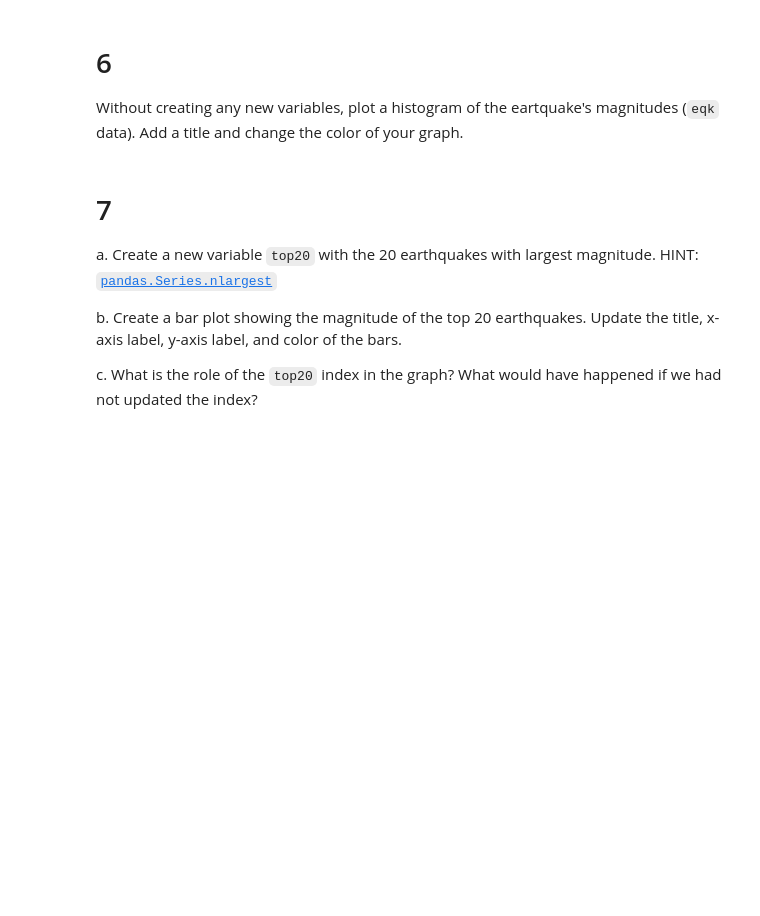
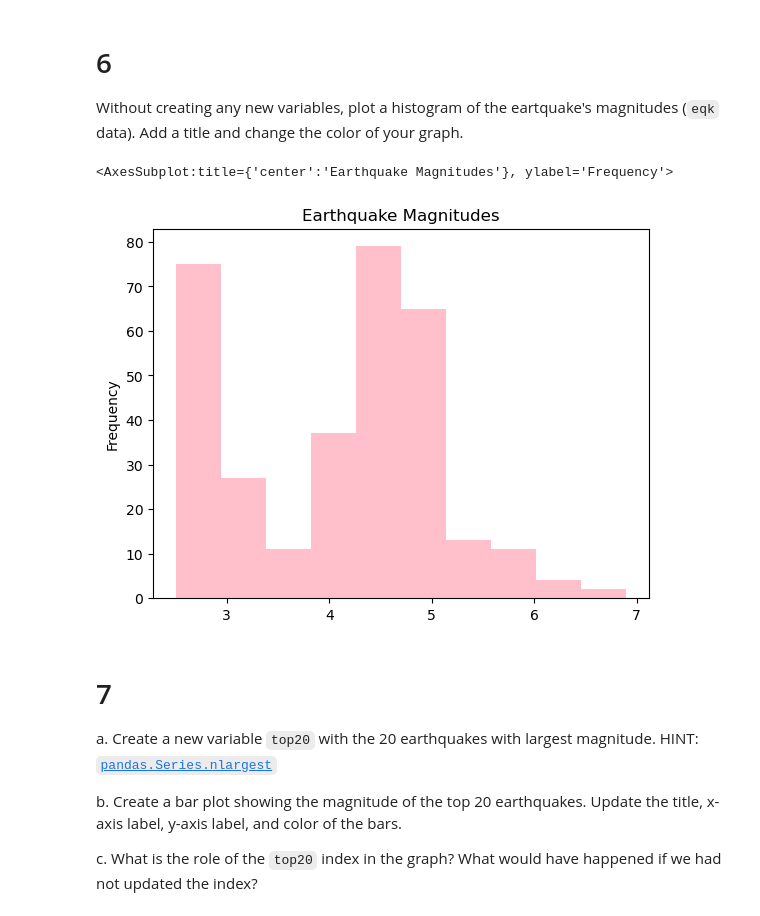
Before and after one commit to rosemaryjuarez/eds220-hwk-1, a Jupyter notebook: hwk1-task4.ipynb, the cells around one changed output. Cells and saved outputs as stored; diff of their text form; code cells hidden in the pictures; blank space fills up the shorter version.

```diff
--- a/hwk1-task4.ipynb
+++ b/hwk1-task4.ipynb
@@ -121,0 +120,8 @@ Without creating any new variables, plot a histogram of the eartquake's magnitud
+# %%
+eqk.mag.plot(kind = 'hist',
+             title = 'Earthquake Magnitudes',
+            xlabel = 'magnitudes',
+            color = 'pink')
+# %% [output]
+<AxesSubplot:title={'center':'Earthquake Magnitudes'}, ylabel='Frequency'>
+[figure, added]
```
Also changed, not shown: parts of 3 cells of this notebook.
